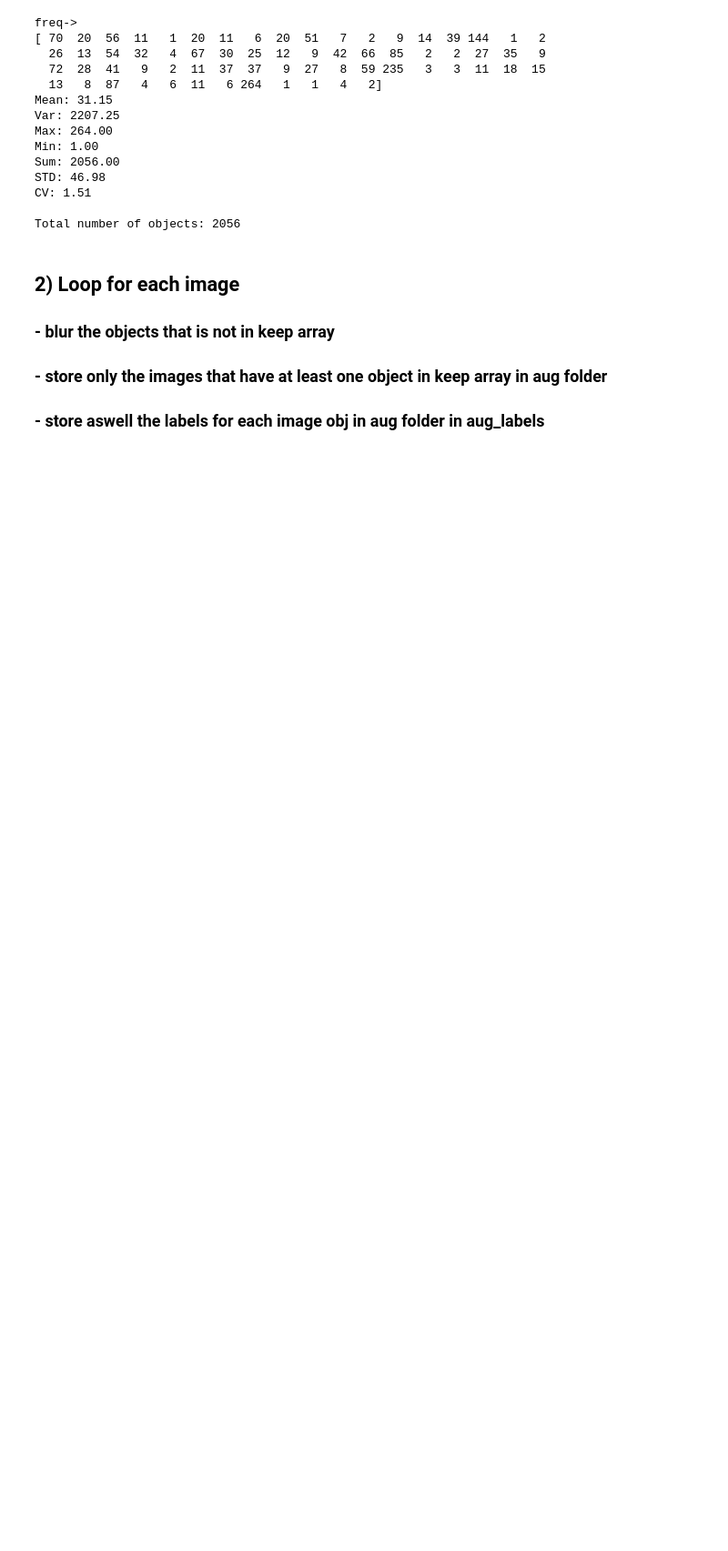
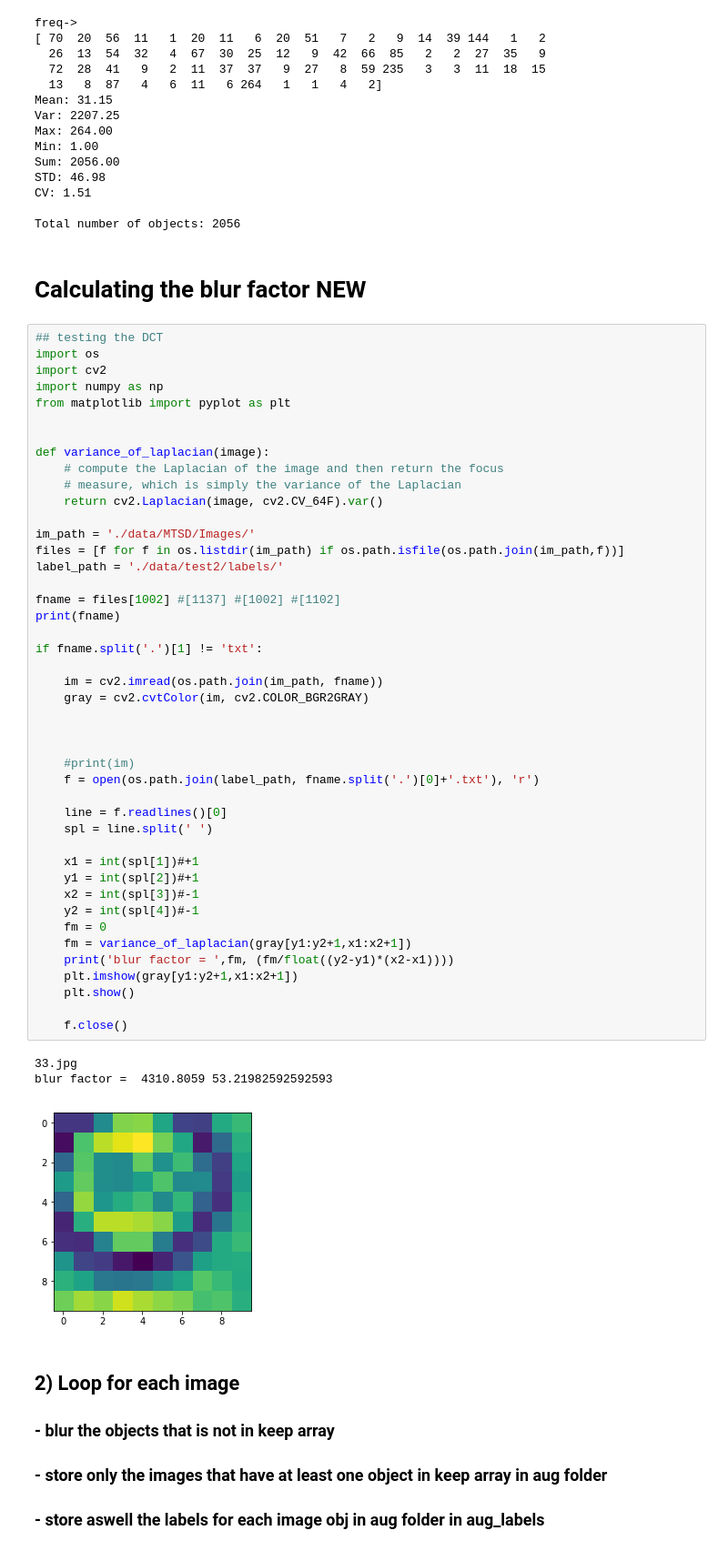
Before and after one commit to hhawary/MTSD_Augmentation, a Jupyter notebook: Augmentv2.ipynb, the cells around one changed output. Shown: that part at 91% size. Saved outputs shown, nothing was run; the diff lists cells and outputs as text; blank space fills up the shorter version.

```diff
--- a/Augmentv2.ipynb
+++ b/Augmentv2.ipynb
@@ -120,6 +120,56 @@ STD: 46.98
 CV: 1.51
 
 Total number of objects: 2056
+# %% [markdown]
+# Calculating the blur factor NEW
+# %%
+## testing the DCT
+import os
+import cv2
+import numpy as np
+from matplotlib import pyplot as plt
+
+
+def variance_of_laplacian(image):
+    # compute the Laplacian of the image and then return the focus
+    # measure, which is simply the variance of the Laplacian
+    return cv2.Laplacian(image, cv2.CV_64F).var()
+
+im_path = './data/MTSD/Images/'
+files = [f for f in os.listdir(im_path) if os.path.isfile(os.path.join(im_path,f))]
+label_path = './data/test2/labels/'
+
+fname = files[1002] #[1137] #[1002] #[1102]
+print(fname)
+
+if fname.split('.')[1] != 'txt':
+
+    im = cv2.imread(os.path.join(im_path, fname))
+    gray = cv2.cvtColor(im, cv2.COLOR_BGR2GRAY)
+
+
+
+    #print(im)
+    f = open(os.path.join(label_path, fname.split('.')[0]+'.txt'), 'r')
+
+    line = f.readlines()[0]
+    spl = line.split(' ')
+
+    x1 = int(spl[1])#+1
+    y1 = int(spl[2])#+1
+    x2 = int(spl[3])#-1
+    y2 = int(spl[4])#-1
+    fm = 0
+    fm = variance_of_laplacian(gray[y1:y2+1,x1:x2+1])
+    print('blur factor = ',fm, (fm/float((y2-y1)*(x2-x1))))
+    plt.imshow(gray[y1:y2+1,x1:x2+1])
+    plt.show()
+
+    f.close()
+# %% [output]
+33.jpg
+blur factor =  4310.8059 53.21982592592593
+[figure, added]
 # %% [markdown]
 ## 2) Loop for each image
 ### - blur the objects that is not in keep array
```
Also changed, not shown: parts of 24 cells of this notebook, 32 other files.
